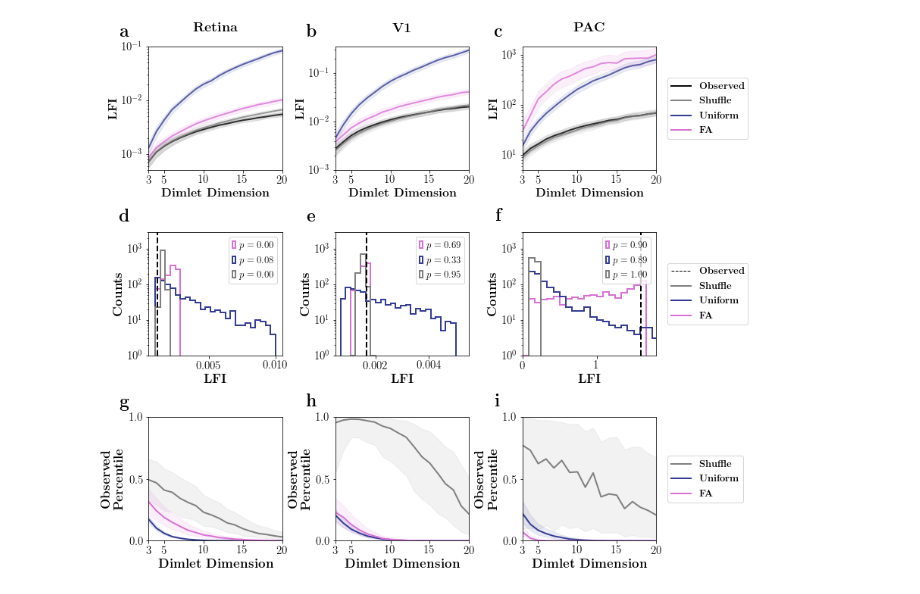
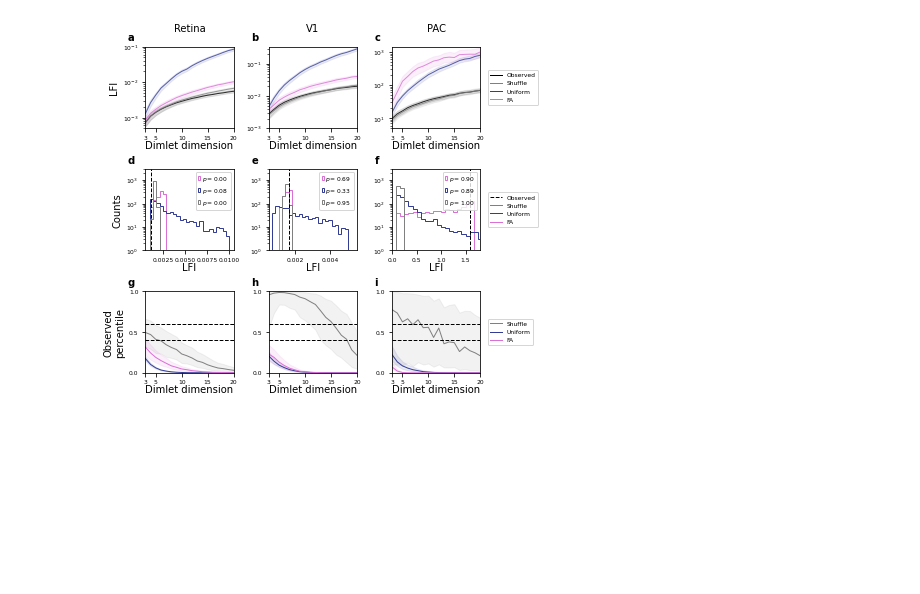
Before and after one commit to BouchardLab/noise_correlations, a Jupyter notebook: figures/figure3.ipynb, the cells around one changed output. Saved outputs shown, nothing was run; the diff lists cells and outputs as text; code cells hidden in the pictures; blank space fills up the shorter version.

Commit message:
figure updates

```diff
--- a/figures/figure3.ipynb
+++ b/figures/figure3.ipynb
@@ -41,12 +39,12 @@ groups = [
     'v_u_lfi',
     'v_fa_lfi'
 ]
-labels = mplego.labels.bold_text([
+labels = [
     'Observed',
     'Shuffle',
     'Uniform',
     'FA'
-])
+]
 
 percentile_groups = [
     'p_s_lfi',
@@ -69,12 +67,22 @@ models = [
     'uniform',
     'fa'
 ]
-labels2 = mplego.labels.bold_text([
+labels2 = [
     'Shuffle',
     'Uniform',
     'FA'
-])
-titles = mplego.labels.bold_text(titles)
+]
+# %%
+median_lfis = dict()
+for idx, result in enumerate(results):
+    # Plot observed LFI
+    for group, model in zip(groups, lfi_models):
+        if group == 'v_lfi':
+            median_lfis[(idx, group)] = result[group][:]
+        else:
+            median_lfis[(idx, group)] = np.median(result[group], axis=2)
+            # Alternative: take statistics across all dim-stims and repeats
+            # values = np.reshape(result[group], (dims.size, -1))
 # %%
 """
 Figure Settings
@@ -82,27 +90,20 @@ Figure Settings
 # Subplot adjustments
 wspace = 0.4
 hspace = 0.5
-title_pad = 20
+title_pad = 15
 # Label adjustments
-subplot_label_size = 22
-axis_label_size = 16
-title_size = 18
+title_size = ax_label_size
 subplot_x = -0.18
 subplot_y = 1.12
 # Line settings
-linewidth = 2
+linewidth = 1
 line_alpha = 0.8
-obs_lw = 2
+obs_lw = 1
 # Fill settings
 fill_alpha = 0.1
 # Legend settings
-legend_size = 13
 handlelength = 0.3
 handletextpad = 0.3
-# Font sizes
-label_font_size = 17
-tick_font_size = 15
-subplot_label_size = 23
 # Percentile bounds for curves
 percentile_lower = 40
 percentile_upper = 60
@@ -114,7 +115,7 @@ bins = [
 """
 Figure 3
 """
-fig, axes = plt.subplots(3, 3, figsize=(12, 12))
+fig, axes = plt.subplots(3, 3, figsize=(6, 6))
 plt.subplots_adjust(wspace=wspace, hspace=hspace)
 
 """
@@ -125,15 +126,11 @@ for idx, (result, ax) in enumerate(zip(results, axes[0])):
     # Plot observed LFI
     for group, model in zip(groups, lfi_models):
         color = colors[model]
-        if group == 'v_lfi':
-            values = result[group][:]
-        else:
-            values = np.median(result[group], axis=2)
-            # Alternative: take statistics across all dim-stims and repeats
-            # values = np.reshape(result[group], (dims.size, -1))
+        values = median_lfis[(idx, group)]
         median = np.median(values, axis=1)
-        lower = np.percentile(values, q=percentile_lower, axis=1)
-        upper = np.percentile(values, q=percentile_upper, axis=1)
+        lower, median, upper = np.percentile(values,
+                                             q=[percentile_lower, 50, percentile_upper]
+                                             , axis=1)
         # Fill region between percentile bounds
         ax.fill_between(
             x=dims,
@@ -158,11 +155,10 @@ for (ax, title) in zip(axes[0], titles):
     ax.set_xlim([3, 20])
     ax.set_yscale('log')
     ax.set_xticks([3, 5, 10, 15, 20])
-    ax.tick_params(labelsize=15)
 
-    ax.set_xlabel(r'\textbf{Dimlet Dimension}', fontsize=axis_label_size)
-    ax.set_ylabel(r'\textbf{LFI}', fontsize=axis_label_size)
+    ax.set_xlabel(r'Dimlet dimension', fontsize=ax_label_size, labelpad=0)
     ax.set_title(title, fontsize=title_size, pad=title_pad)
+axes[0, 0].set_ylabel(r'LFI', fontsize=ax_label_size)
 
 """
 Second Row: Example distributions
@@ -211,9 +207,9 @@ axes[1, 2].set_ylim([1, 3e3])
 #axes[1, 2].set_yticks([0, 200, 400, 600])
 
 for ax in axes[1]:
-    ax.tick_params(labelsize=tick_font_size)
-    ax.set_xlabel(r'\textbf{LFI}', fontsize=label_font_size)
-    ax.set_ylabel(r'\textbf{Counts}', fontsize=label_font_size)
+    ax.tick_params(labelsize=tick_label_size)
+    ax.set_xlabel(r'LFI', fontsize=ax_label_size, labelpad=0)
+axes[1, 0].set_ylabel(r'Counts', fontsize=ax_label_size)
 
 """
 Third Row
@@ -224,9 +220,9 @@ for idx, result in enumerate(results):
     for group, model in zip(percentile_groups, models):
         # Calculate median and bounds for each null model
         percentiles = result[group][:]
-        median = np.median(percentiles, axis=1)
-        lower = np.percentile(percentiles, q=percentile_lower, axis=1)
-        upper = np.percentile(percentiles, q=percentile_upper, axis=1)
+        lower, median, upper = np.percentile(percentiles,
+                                             q=[percentile_lower, 50, percentile_upper],
+                                             axis=1)
         # Fill region between percentile bounds
         axes[2, idx].fill_between(
             x=dims,
@@ -239,6 +235,8 @@ for idx, result in enumerate(results):
             median,
             linewidth=linewidth,
             color=colors[model])
+    axes[2, idx].axhline(percentile_lower/100., 0, 1, lw=1, ls='--', c='k')
+    axes[2, idx].axhline(percentile_upper/100., 0, 1, lw=1, ls='--', c='k')
 
 # Set axis limits, scales, and labels
 for ax in axes[2]:
@@ -246,10 +244,10 @@ for ax in axes[2]:
     ax.set_ylim([0, 1])
     ax.set_xticks([3, 5, 10, 15, 20])
     ax.set_yticks([0, .5, 1])
-    ax.tick_params(labelsize=tick_font_size)
+    ax.tick_params(labelsize=tick_label_size)
 
-    ax.set_xlabel(r'\textbf{Dimlet Dimension}', fontsize=label_font_size)
-    ax.set_ylabel(r'\textbf{Observed}' '\n' r'\textbf{Percentile}', fontsize=label_font_size)
+    ax.set_xlabel('Dimlet dimension', fontsize=ax_label_size, labelpad=0)
+axes[2, 0].set_ylabel('Observed\npercentile', fontsize=ax_label_size)
 
 # First Row
 # Create legend in last axis spot
@@ -269,39 +267,43 @@ for col in range(3):
         handletextpad=handletextpad,
         ncol=1,
         columnspacing=0.5,
         prop={'size': legend_size})
 
 # Create legend outside of plot
 ghost_ax = axes[1, 2].twinx()
 ghost_ax.axis('off')
-ghost_ax.plot([], [], color=colors['observed'], label=r'\textbf{Observed}',
+ghost_ax.plot([], [], color=colors['observed'], label=r'Observed',
               linewidth=1, linestyle='--')
 for model, label in zip(models, labels2):
     ghost_ax.plot([], [], color=colors[model], label=label, linewidth=linewidth)
 
 ghost_ax.legend(
     loc='center left',
     bbox_to_anchor=(1.05, 0.5),
     prop={'size': legend_size})
 
 # Third Row
 # Create legend in last axis spot
 for model, label in zip(models, labels2):
     axes[2, -1].plot([], [], color=colors[model], label=label, linewidth=linewidth)
 axes[2, -1].legend(
     loc='center left',
     bbox_to_anchor=(1.05, 0.5),
     prop={'size': legend_size})
 
 # Apply subplot labels
-mplego.labels.apply_subplot_labels(
-    axes.ravel(),
-    bold=True,
-    x=subplot_x,
-    y=subplot_y,
-    size=subplot_label_size)
+lets = ['a', 'b', 'c', 'd', 'e', 'f', 'g', 'h', 'i', 'j', 'k', 'l', 'm', 'n']
+c = 0
+for ii in range(3):
+    for jj in range(3):
+        ax = axes[ii, jj]
+        ax.text(-.2, 1.07, lets[c], size=letter_size, fontweight='bold', transform=ax.transAxes)
+        c += 1
+for ax in axes.ravel():
+    ax.tick_params(labelsize=tick_label_size)
 
-plt.savefig('figure3.pdf', bbox_inches='tight')
+plt.savefig('figure3.pdf', dpi=300, bbox_inches='tight')
+plt.savefig('figure3.jpg', dpi=300, bbox_inches='tight')
 plt.show()
 # %% [output]
-[figure, old version]
+[figure, new version]
```
Also changed, not shown: parts of 3 cells of this notebook, 5 other files.
